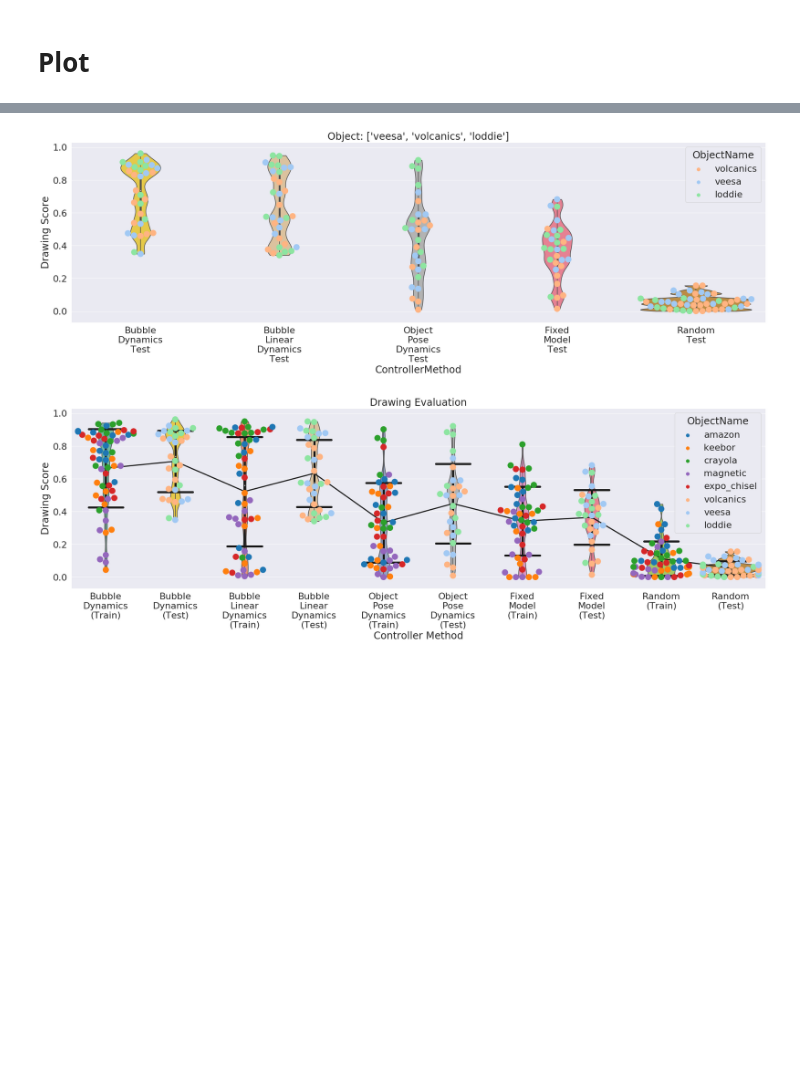
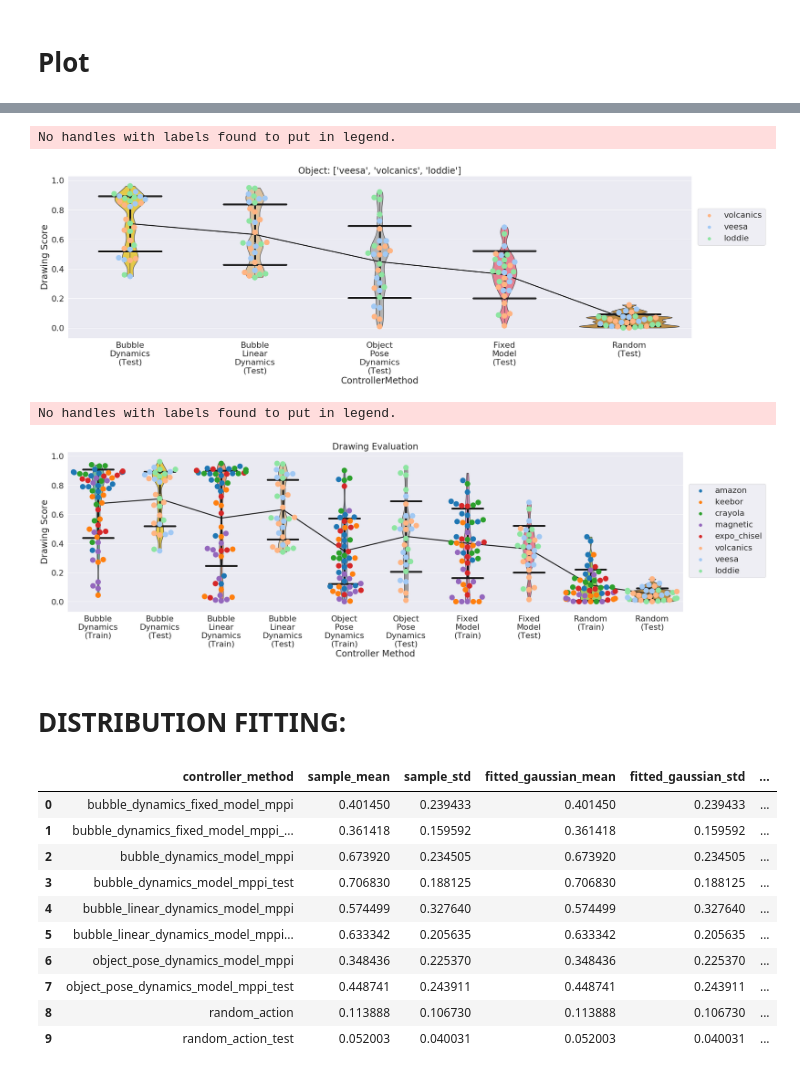
Before and after one commit to MMintLab/BubbleControl, a Jupyter notebook: notebooks/drawing_evaluation_final.ipynb, the cells around one changed output, grey strips where cells are left out. Saved outputs shown, nothing was run; the diff lists cells and outputs as text; code cells hidden in the pictures; blank space fills up the shorter version.

```diff
--- a/notebooks/drawing_evaluation_final.ipynb
+++ b/notebooks/drawing_evaluation_final.ipynb
@@ -417,12 +488,15 @@ ax_2 = score_swarm_plot(filtered_data, 'line_masked_scores', object_name=train_o
 # %%
 ax = score_violin_plot(filtered_data, 'line_masked_scores', object_name=test_objects) # ALL
-ax_2 = score_swarm_plot(filtered_data, 'line_masked_scores', object_name=test_objects, hue='ObjectName')
-# ax_3 = custom_score_mean_std_plot(filtered_data, 'line_masked_scores', object_name=train_objects)
+# ax_2 = score_swarm_plot(filtered_data, 'line_masked_scores', object_name=test_objects, hue='ObjectName')
+ax_2 = score_swarm_plot(downsampled_df, 'line_masked_scores', object_name=test_objects, hue='ObjectName')
+ax_3 = custom_score_mean_std_plot(filtered_data, 'line_masked_scores', object_name=test_objects)
 # %% [output]
+No handles with labels found to put in legend.
-[figure, old version]
+[figure, new version]
 # %%
 ax = score_violin_plot(filtered_data, 'line_masked_scores', object_name=all_objects) # ALL
-ax_2 = score_swarm_plot(filtered_data, 'line_masked_scores', object_name=all_objects, hue='ObjectName')
+# ax_2 = score_swarm_plot(filtered_data, 'line_masked_scores', object_name=all_objects, hue='ObjectName')
+ax_2 = score_swarm_plot(downsampled_df, 'line_masked_scores', object_name=all_objects, hue='ObjectName')
 ax_3 = custom_score_mean_std_plot(filtered_data, 'line_masked_scores', object_name=all_objects)
 ax.set_title('Drawing Evaluation')
 ax.set_xlabel('Controller Method')
@@ -435,4 +509,50 @@ if not os.path.exists(plot_path):
     os.makedirs(plot_path)
 plt.savefig(os.path.join(plot_path, 'drawing_evaluation.pdf'), bbox_inches='tight')
 # %% [output]
+No handles with labels found to put in legend.
-[figure, old version]
+[figure, new version]
+# %% [markdown]
+# DISTRIBUTION FITTING:
+# %%
+# DISTRIBUTION FITTING:
+
+from collections import defaultdict
+
+
+controller_methods = np.unique(filtered_data.ControllerMethod)
+metric_data = defaultdict(list)
+for controller_method in controller_methods:
+    scores_i = filtered_data[filtered_data['ControllerMethod'] == controller_method].line_masked_scores.values
+    metric_data['controller_method'].append(controller_method)
+    metric_data['sample_mean'].append(np.mean(scores_i))
+    metric_data['sample_std'].append(np.std(scores_i))
+    # fit gaussian to samples.
+    norm_mean, norm_std = norm.fit(scores_i)
+    metric_data['fitted_gaussian_mean'].append(norm_mean)
+    metric_data['fitted_gaussian_std'].append(norm_std)
+
+    # fit beta
+    beta_params = beta.fit(scores_i)
+    a, b, loc, scale = beta_params
+    beta_mean = a/(a+b)
+    beta_std = np.sqrt(a*b/((a+b)**2*(a + b + 1)))
+    metric_data['fitted_beta_mean'].append(beta_mean)
+    metric_data['fitted_beta_std'].append(beta_std)
+    metric_data['fitted_beta_alpha'].append(a)
+    metric_data['fitted_beta_beta'].append(b)
+
+metric_df = pd.DataFrame(metric_data)
+
+metric_df
+# %% [output]
+|  | controller_method | sample_mean | sample_std | fitted_gaussian_mean | fitted_gaussian_std | ... |
+| 0 | bubble_dynamics_fixed_model_mppi | 0.401450 | 0.239433 | 0.401450 | 0.239433 | ... |
+| 1 | bubble_dynamics_fixed_model_mppi_... | 0.361418 | 0.159592 | 0.361418 | 0.159592 | ... |
+| 2 | bubble_dynamics_model_mppi | 0.673920 | 0.234505 | 0.673920 | 0.234505 | ... |
+| 3 | bubble_dynamics_model_mppi_test | 0.706830 | 0.188125 | 0.706830 | 0.188125 | ... |
+| 4 | bubble_linear_dynamics_model_mppi | 0.574499 | 0.327640 | 0.574499 | 0.327640 | ... |
+| 5 | bubble_linear_dynamics_model_mppi... | 0.633342 | 0.205635 | 0.633342 | 0.205635 | ... |
+| 6 | object_pose_dynamics_model_mppi | 0.348436 | 0.225370 | 0.348436 | 0.225370 | ... |
+| 7 | object_pose_dynamics_model_mppi_test | 0.448741 | 0.243911 | 0.448741 | 0.243911 | ... |
+| 8 | random_action | 0.113888 | 0.106730 | 0.113888 | 0.106730 | ... |
+| 9 | random_action_test | 0.052003 | 0.040031 | 0.052003 | 0.040031 | ... |
```
Also changed, not shown: parts of 13 cells of this notebook, 10 other files.
